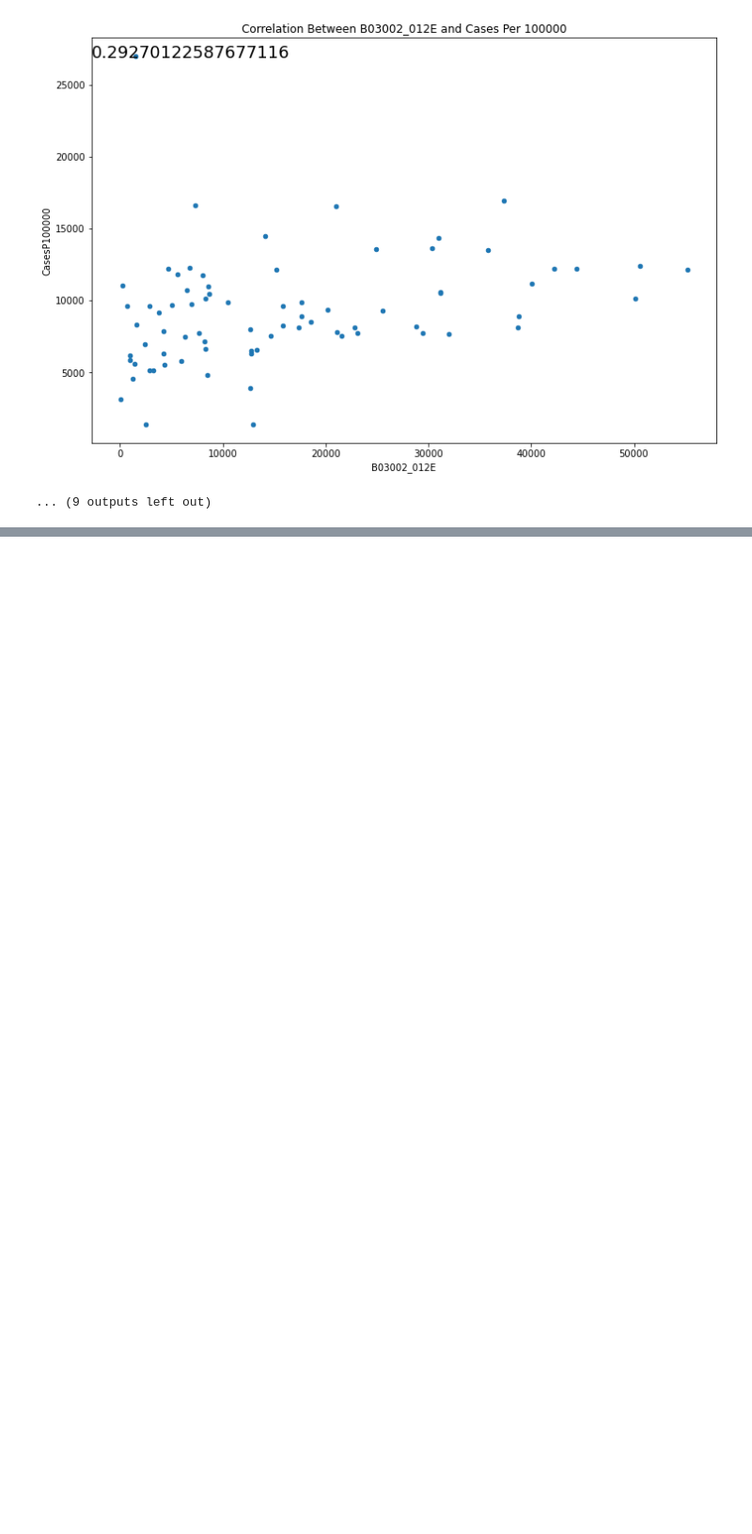
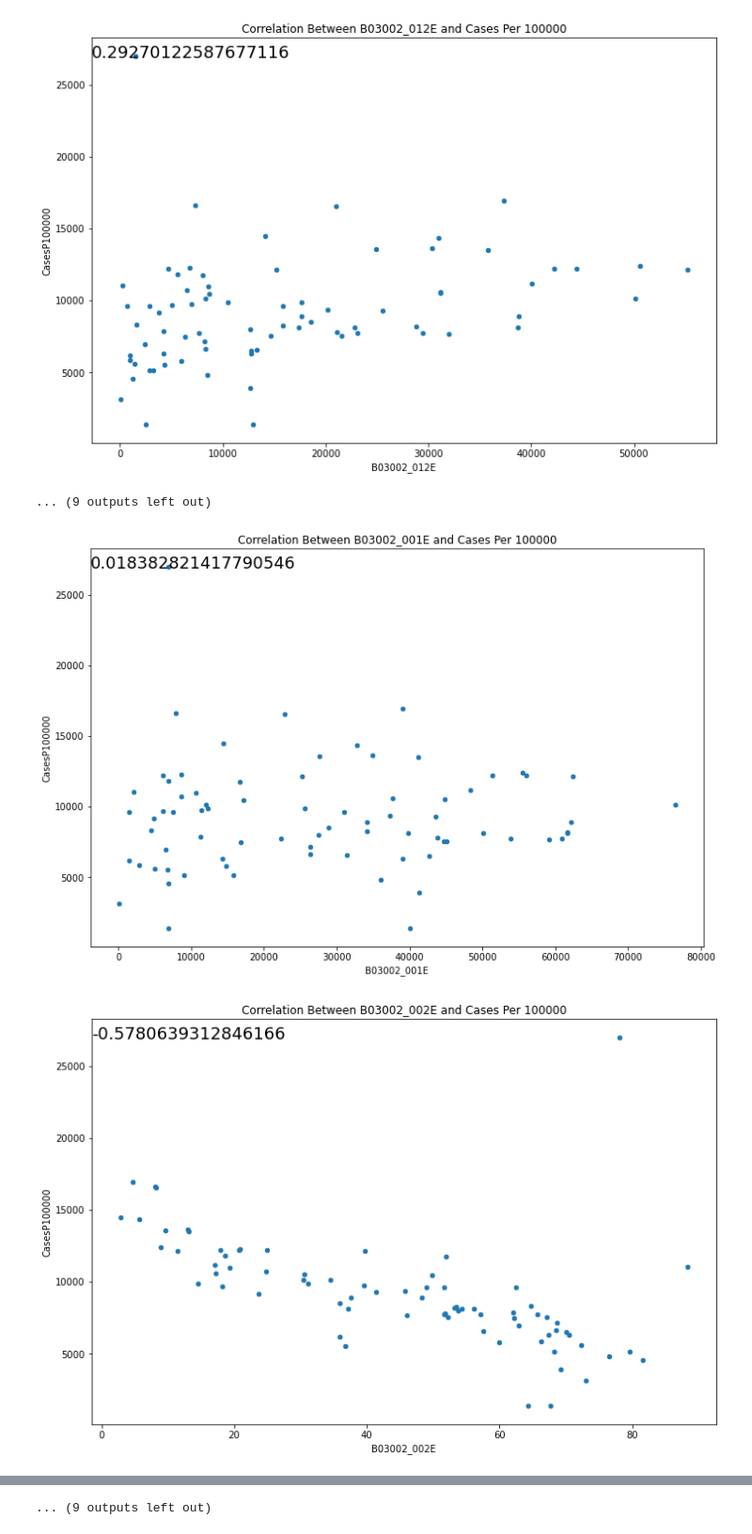
Before and after one commit to bakerv/COVID19, a Jupyter notebook: RaceCensusDataPull.ipynb, the cells around one changed output, grey strips where cells are left out. Shown at 94% size. Drawn from its saved outputs; the diff is of its cells as text; code cells hidden in the pictures; blank space fills up the shorter version.

Commit message:
cleaned code and plotted all data

```diff
--- a/RaceCensusDataPull.ipynb
+++ b/RaceCensusDataPull.ipynb
@@ -114,13 +86,3 @@ display(test)
  'B03002_021E',
  'state',
  'ZipInt']
-# %%
-hispanicpercents = pd.DataFrame()
-
-for header in hispanic_race.columns.tolist():
-    if header != "ZipInt":
-        try:
-            hispanicpercents[header] = hispanic_race[header]/hispanic_merge["populationtotals_totpop_cy"]*100
-        except(TypeError):
-            print(f"WARN: Operation not supported for {header}, skipping this column")
-display(hispanicpercents)
@@ -141,0 +89,11 @@ WARN: Operation not supported for state, skipping this column
+# %%
+# Convert population counts by hispanic race to percent of county population by hispanic race
+hispanicpercents = hispanic_merge.copy()
+hispanic_columnlist = ['B03002_002E','B03002_003E','B03002_004E','B03002_005E', 'B03002_006E',
+              'B03002_007E','B03002_008E','B03002_009E','B03002_010E','B03002_011E', 'B03002_012E',
+              'B03002_013E','B03002_014E','B03002_015E','B03002_016E','B03002_017E','B03002_018E',
+              'B03002_019E','B03002_020E','B03002_021E']
+for header in hispanic_columnlist:
+    hispanicpercents[header] = hispanicpercents[header]/hispanicpercents['B03002_001E']*100
+    hispanicpercents[header] = hispanicpercents[header].rename(f"Percent{header}")
+display(hispanicpercents)
@@ -376,3 +299,18 @@ for element in hispanic_list:
 [figure]
 [figure]
 ... (9 outputs left out)
+# %%
+hispanic_list =['B03002_001E', 'B03002_002E', 'B03002_003E', 'B03002_004E',
+       'B03002_005E', 'B03002_006E', 'B03002_007E', 'B03002_008E',
+       'B03002_009E', 'B03002_010E', 'B03002_011E', 'B03002_012E',
+       'B03002_013E', 'B03002_014E', 'B03002_015E', 'B03002_016E',
+       'B03002_017E', 'B03002_018E', 'B03002_019E', 'B03002_020E',
+       'B03002_021E']
+for element in hispanic_list:
+    hispanicpercents.plot.scatter(element,"CasesP100000", figsize = (12,8),title=f'Correlation Between {element} and Cases Per 100000')
+    correlation = st.pearsonr(hispanicpercents[element],
+                                 hispanicpercents["CasesP100000"])
+    plt.annotate(correlation[0],xy=(0,0.95),fontsize = 18,xycoords='axes fraction')
+# %% [output]
+[figure, added]
+[figure, added]
@@ -378,0 +327 @@ for element in hispanic_list:
+... (9 outputs left out)
```
Also changed, not shown: parts of 12 cells of this notebook.
